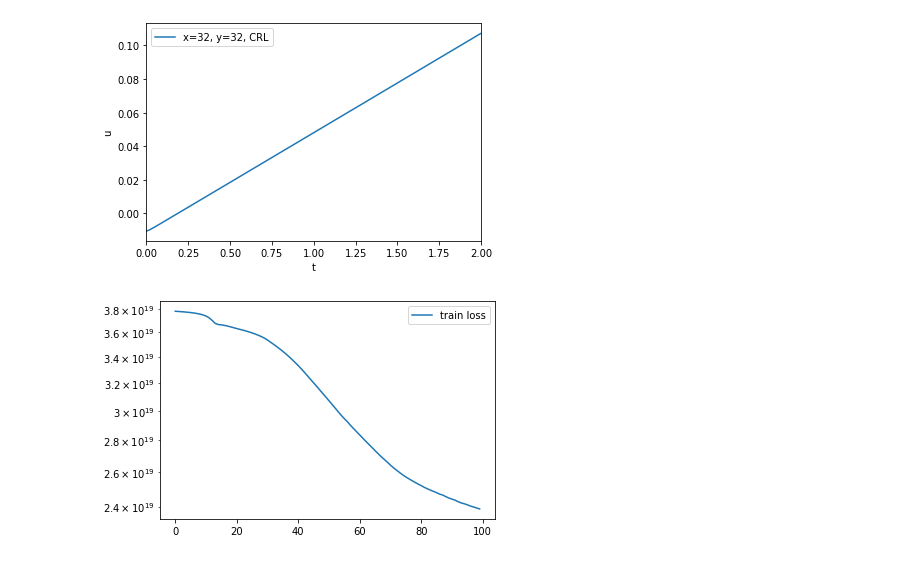
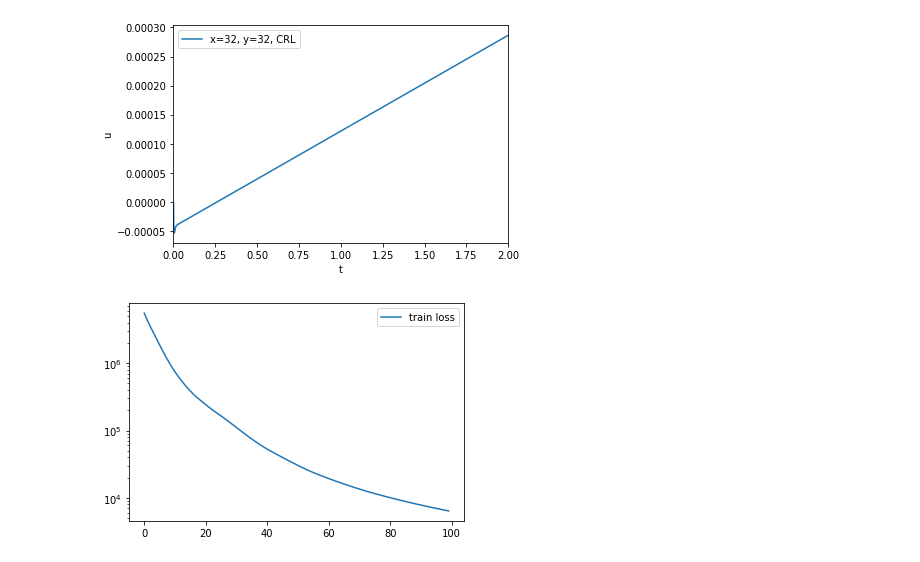
Before and after one commit to Bleeding-Edge1/Calculator, a Jupyter notebook: CRNet.ipynb, the cells around one changed output. Cells and saved outputs as stored; diff of their text form; code cells hidden in the pictures.

```diff
--- a/CRNet.ipynb
+++ b/CRNet.ipynb
@@ -335,7 +335,7 @@ class loss_generator(nn.Module):
             kernel_size = 3,
             name = 'partial_t').cuda()
 
-    def get_phy_Loss(self, output):
+    def get_phy_Loss(self, output, gamma, epsilon):
 
         # spatial derivatives
         #output (1002x2x133x133)
@@ -396,8 +396,8 @@ class loss_generator(nn.Module):
         R = 200.0
 
         # 2D Bansal's equations
-        f_u = u_t - laplace_u + 0.5 * u + u**3 - 1.5 * u * v
-        f_v = v_t + bilaplace_v + 2 * laplace_v + 1.5 * v  + v**3 - 0.75 * u**2
+        f_u = u_t - laplace_u + 0.5 * u + u**3 + epsilon * u * v
+        f_v = v_t + bilaplace_v + 2 * laplace_v + (1 + gamma) * v  + v**3 - 0.75 * u**2
         # print(u_t.shape)
         # print(laplace_u.shape)
         # print(u.shape)
@@ -417,7 +417,7 @@ def compute_loss(output, loss_func):
 
     # get physics loss
     mse_loss = nn.MSELoss()
-    f_u, f_v = loss_func.get_phy_Loss(output) #(1000x1x129x129)x2
+    f_u, f_v = loss_func.get_phy_Loss(output,0.5,-0.8) #(1000x1x129x129)x2
     loss =  mse_loss(f_u, torch.zeros_like(f_u).cuda()) + mse_loss(f_v, torch.zeros_like(f_v).cuda())
 
     return loss
@@ -601,7 +601,7 @@ if __name__ == '__main__':
 
     ######### download the ground truth data ############
     a0 = 32
-    uv0 = torch.randn(1, 2, a0, a0)
+    uv0 = torch.zeros(1, 2, a0, a0)
     input = torch.tensor(uv0, dtype=torch.float32).cuda()
 
     # set initial states for convlstm
@@ -614,7 +614,7 @@ if __name__ == '__main__':
     # grid parameters
     time_steps = 1001
     dt = 0.002
-    dx = 1.0 / 128
+    dx = 1.0 / a0
 
     ################# build the model #####################
     time_batch_size = 1000
@@ -744,2 +744,2 @@ The training time is:  1671.5900461673737
-[figure, old version]
+[figure, new version]
-[figure, old version]
+[figure, new version]
```
Also changed, not shown: parts of 6 cells of this notebook.
